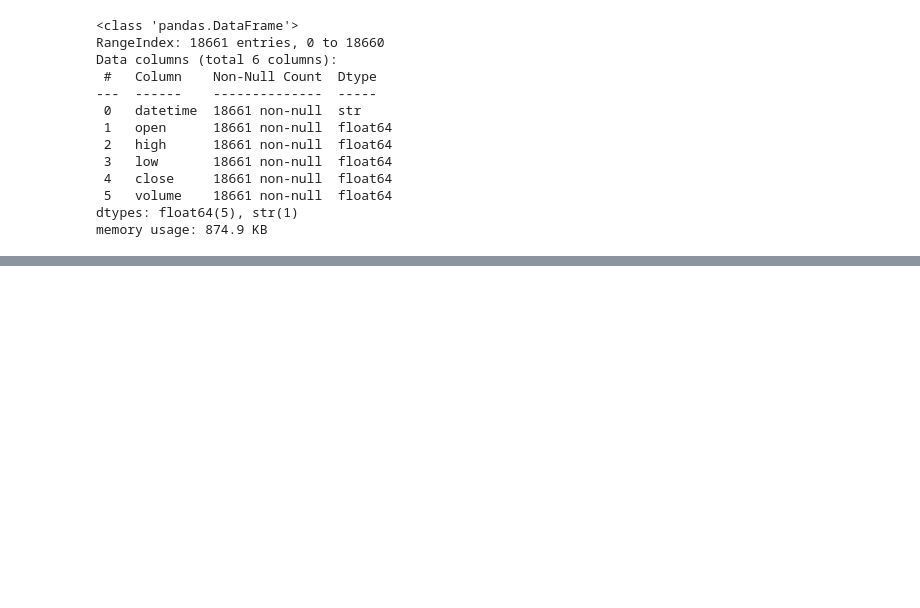
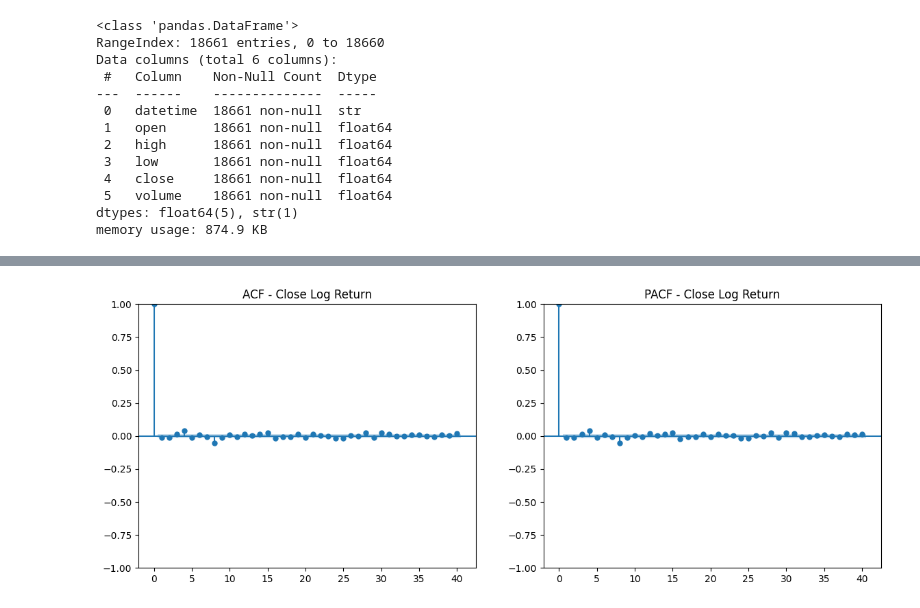
Before and after one commit to rajibulislam1/Financial_Market_Crypto, a Jupyter notebook: Lstm.ipynb, the cells around one changed output, grey strips where cells are left out. Saved outputs shown, nothing was run; the diff lists cells and outputs as text; code cells hidden in the pictures; blank space fills up the shorter version.

```diff
--- a/Lstm.ipynb
+++ b/Lstm.ipynb
@@ -36,0 +124,10 @@ memory usage: 874.9 KB
+# %%
+lags = [1, 2, 3, 5, 7, 14]
+
+cols = ['open', 'high', 'low', 'close', 'volume']
+
+for col in cols:
+    for lag in lags:
+        df[f'{col}_lag_{lag}'] = df[col].shift(lag)
+
+df.head()
@@ -36,0 +142,16 @@ memory usage: 874.9 KB
+# %%
+from statsmodels.graphics.tsaplots import plot_acf, plot_pacf
+
+series = df['close_log_return'].dropna()
+
+fig, ax = plt.subplots(1, 2, figsize=(14, 5))
+
+plot_acf(series, lags=40, ax=ax[0])
+plot_pacf(series, lags=40, ax=ax[1])
+
+ax[0].set_title("ACF - Close Log Return")
+ax[1].set_title("PACF - Close Log Return")
+
+plt.show()
+# %% [output]
+[figure, added]
```
Also changed, not shown: parts of 19 cells of this notebook, 2 other files.
